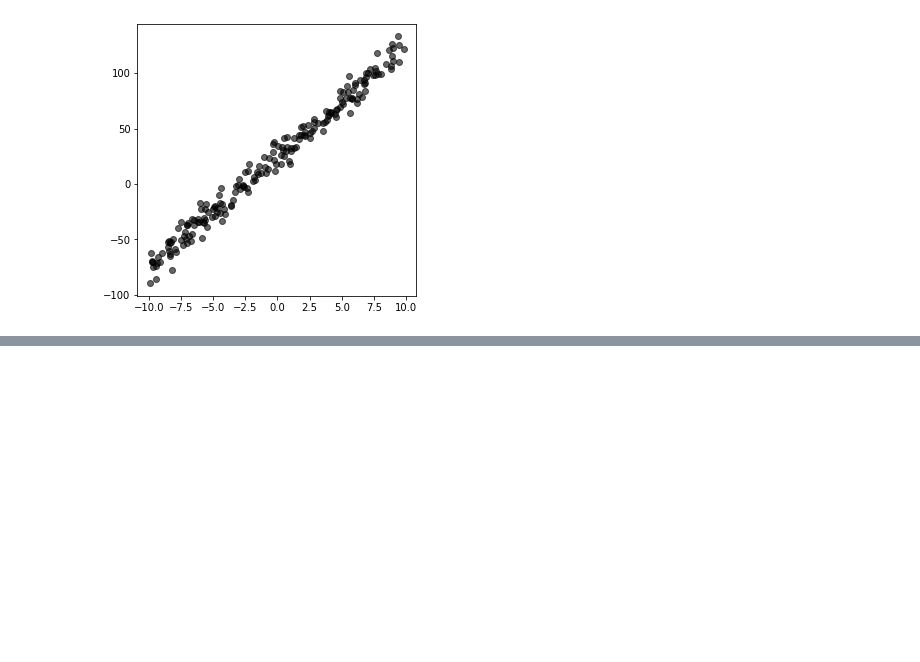
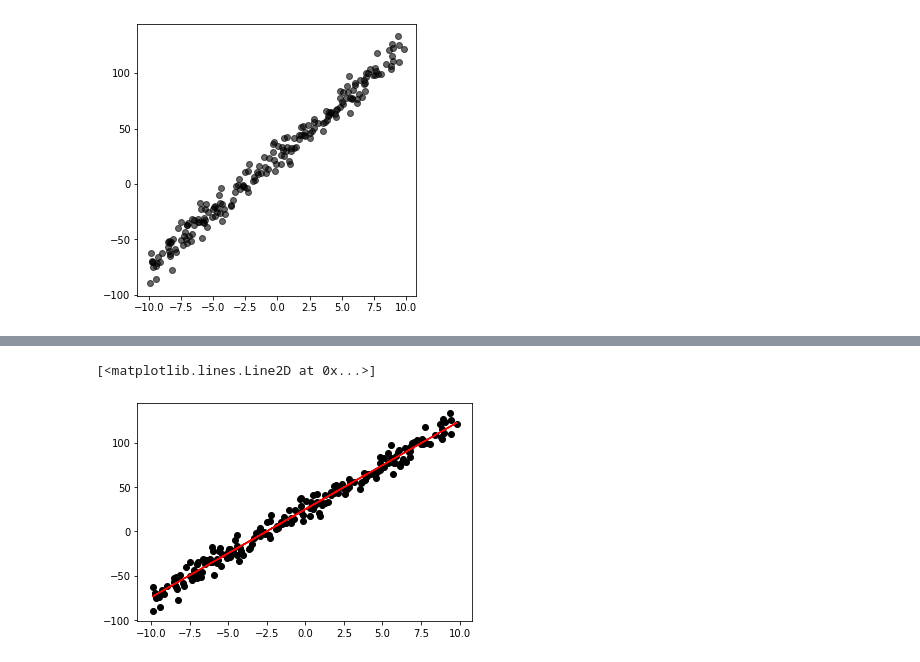
Before and after one commit to chunghyunhee/class_Machine_learing, a Jupyter notebook: assignment_3.ipynb, the cells around one changed output, grey strips where cells are left out. Cells and saved outputs as stored; diff of their text form; code cells hidden in the pictures; blank space fills up the shorter version.

Commit message:
cost function정의 및 fit Reg. plotting 완료

```diff
--- a/assignment_3.ipynb
+++ b/assignment_3.ipynb
@@ -22,0 +59,7 @@ plt.show()
+# %%
+# Objective function
+def ObjectiveFunction(theta, X, y):
+  return float((1./(2*m)) * np.dot((h(theta,X)-y).T,(h(theta,X)-y)))
+# %%
+# 초기 theta값은 아주 작은 값으로 설정, 여기서는 그냥 0으로 한다.
+theta = np.zeros((2,1))
@@ -22,0 +84,25 @@ plt.show()
+# %%
+# Gradient descent using Objective function
+iteration = 1500 #임의로 정한 하이퍼파라미터값(GradientDescent계산시 사용할 값 미리 지정)
+alpha = 0.01
+
+def GradientDescent(X, theta):
+    #plotting위해 저장하는 history
+    J_history = []
+    theta_history = []
+
+    #iteration
+    for i in range(iteration):
+        tmp = theta #동시에 update하기 위해선 교환하기 위한 새로운 변수가 필요
+
+        J_history.append(ObjectiveFunction(theta,X,y))
+        theta_history.append(list(theta[:,0]))
+
+        #update theta
+        for j in range(len(tmp)):
+            tmp[j] = theta[j] - (alpha/m)*np.sum((h(theta,X) - y)*np.array(X[:,j]).reshape(m,1))
+        theta = tmp #(theta0, theta1)하나의 벡터로 저장한다.
+    return theta, theta_history, J_history
+# %%
+# Gradient descent계산
+theta, theta_history, J_history = GradientDescent(X,theta)
@@ -22,0 +127,10 @@ plt.show()
+# %%
+# fit되는 데이터 확인
+def final(x):
+  return theta[0]+theta[1]*x
+
+plt.plot(x_data, y_data, 'ko')
+plt.plot(X[:,1], final(X[:,1]),'r')
+# %% [output]
+[<matplotlib.lines.Line2D at 0x...>]
+[figure, added]
```
Also changed, not shown: parts of 13 cells of this notebook.
